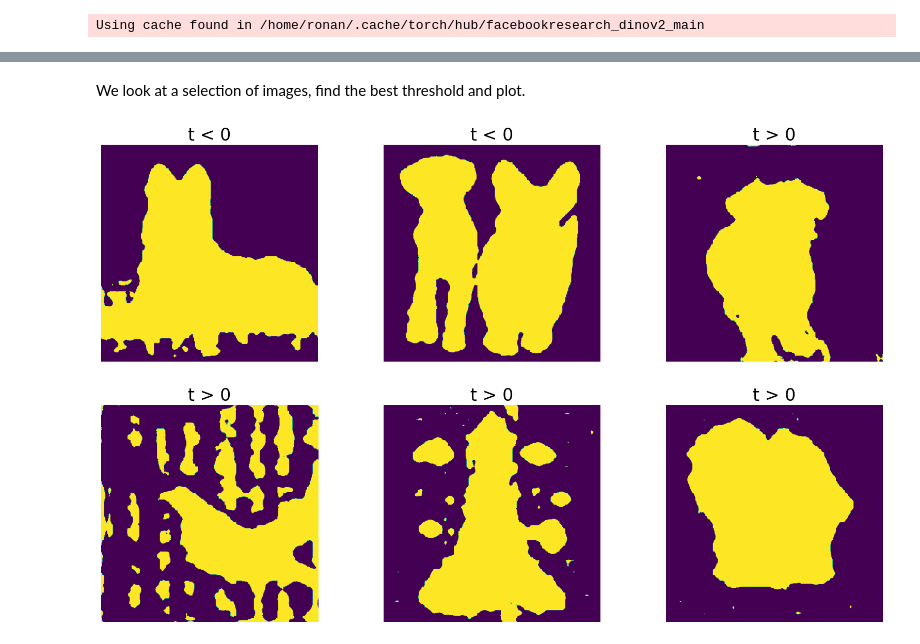
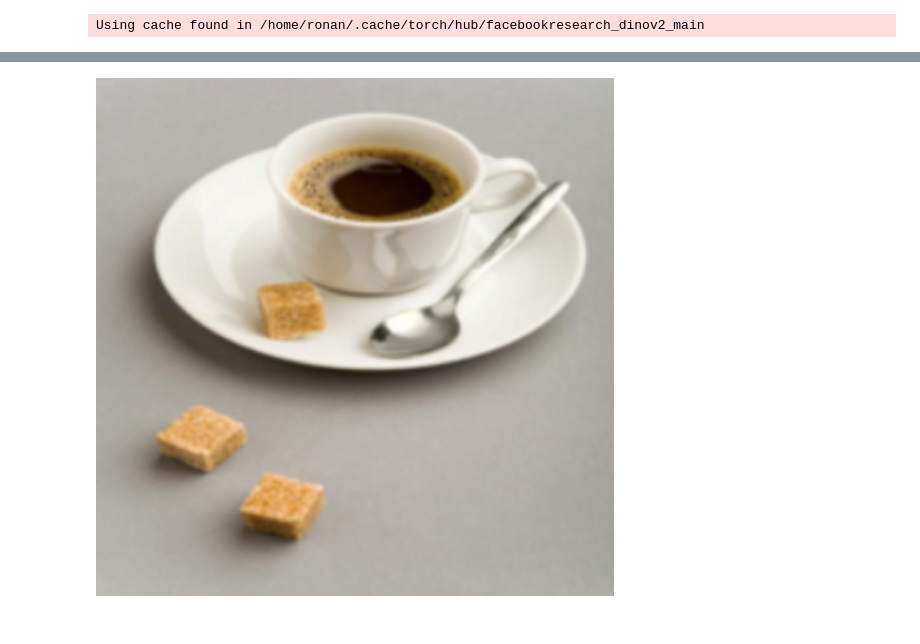
Before and after one commit to tldr-group/HR-Dv2, a Jupyter notebook: notebooks/threshold_selection.ipynb, the cells around one changed output, grey strips where cells are left out. Saved outputs shown, nothing was run; the diff lists cells and outputs as text; code cells hidden in the pictures.

Commit message:
Started work on foreground segmentation: features -> kmeans -> crf seems to work well

```diff
--- a/notebooks/threshold_selection.ipynb
+++ b/notebooks/threshold_selection.ipynb
@@ -7,11 +3,14 @@ This could of course be adapted to not just threshold at 0, *i.e,* to find the s
 import torch
 torch.cuda.empty_cache()
 
-from utils import *
+import hr_dv2.transform as tr
+from hr_dv2.utils import *
 import numpy as np
 from PIL import Image
 from sklearn.decomposition import PCA
+from sklearn.cluster import KMeans
 import matplotlib.pyplot as plt
+import pydensecrf.densecrf as dcrf
 
 from typing import Tuple, List, Any, TypedDict
 
@@ -20,5 +19,5 @@ PATCH_SIZE  = 14
 PATCH_H, PATCH_W = IMG_SIZE // PATCH_SIZE, IMG_SIZE // PATCH_SIZE
 FEAT_DIM = 384
 
-transform = get_input_transform(520, IMG_SIZE)
+transform = tr.get_input_transform(520, IMG_SIZE)
 # %%
@@ -69,23 +32,7 @@ plt.imshow(best_mask)
-# %% [markdown]
-We look at a selection of images, find the best threshold and plot.
-# %%
-img_paths = ["d1.jpg", "d2.jpg", "d3.jpg", "plane.jpg", "sketch.jpg", "test_image.png"]
-
-
-fig, axs = plt.subplots(nrows=2, ncols=3)
-fig.set_size_inches(20, 12)
-titles = ["t > 0", "t < 0"]
-for i, path in enumerate(img_paths):
-    tensor, img = load_image(f"data/{path}", transform)
-    tensor = tensor.cuda()
-    high_res_features, _ = net(tensor)
-    feat_arr = flatten(high_res_features, IMG_SIZE, IMG_SIZE, net.feat_dim, True)
-    grey_img_arr = np.array(img.convert("L"))
-    best_mask, best_mask_idx = get_best_mask(feat_arr, grey_img_arr, 50)
-
-    ax = axs[i // 3, i % 3]
-    ax.imshow(best_mask)
-    ax.set_title(titles[best_mask_idx], fontsize=24)
-    ax.set_axis_off()
-# %% [output]
-[figure, removed]
+# %%
+tensor, img = tr.load_image("data/coffee.png", transform)
+tensor.to(torch.float16)
+tensor = tensor.cuda()
+img
+# %% [output]
+[figure, added]
```
Also changed, not shown: parts of 12 cells of this notebook, 1 other file.
